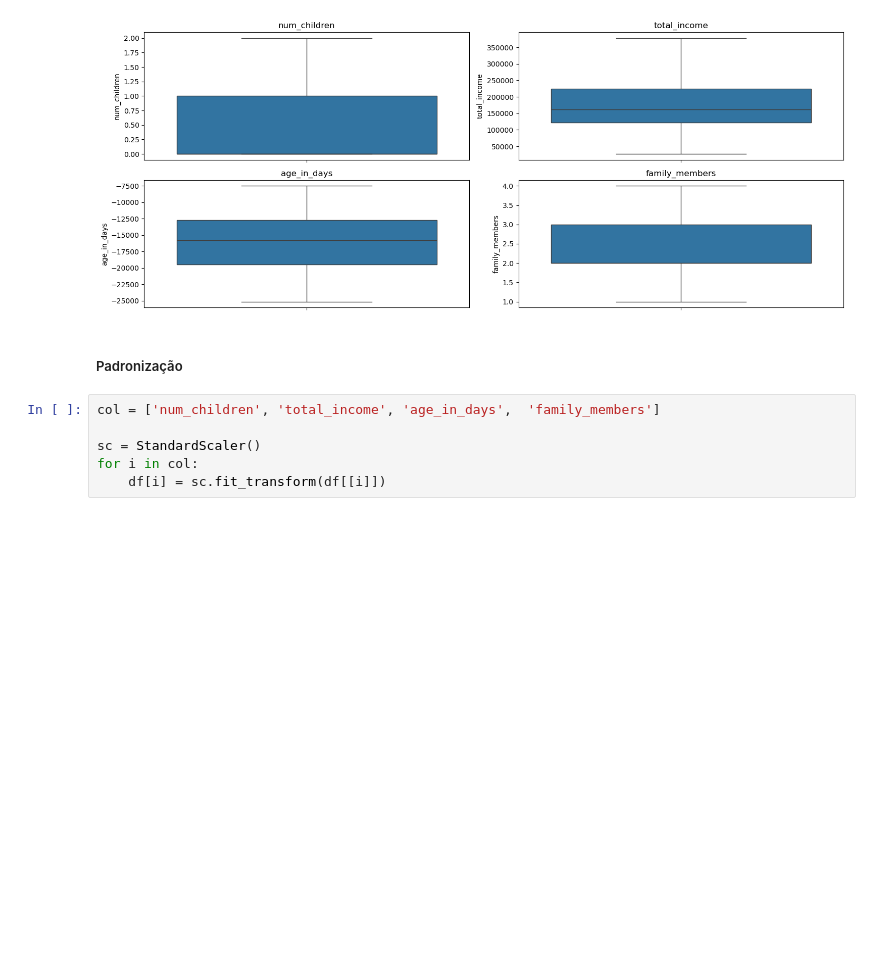
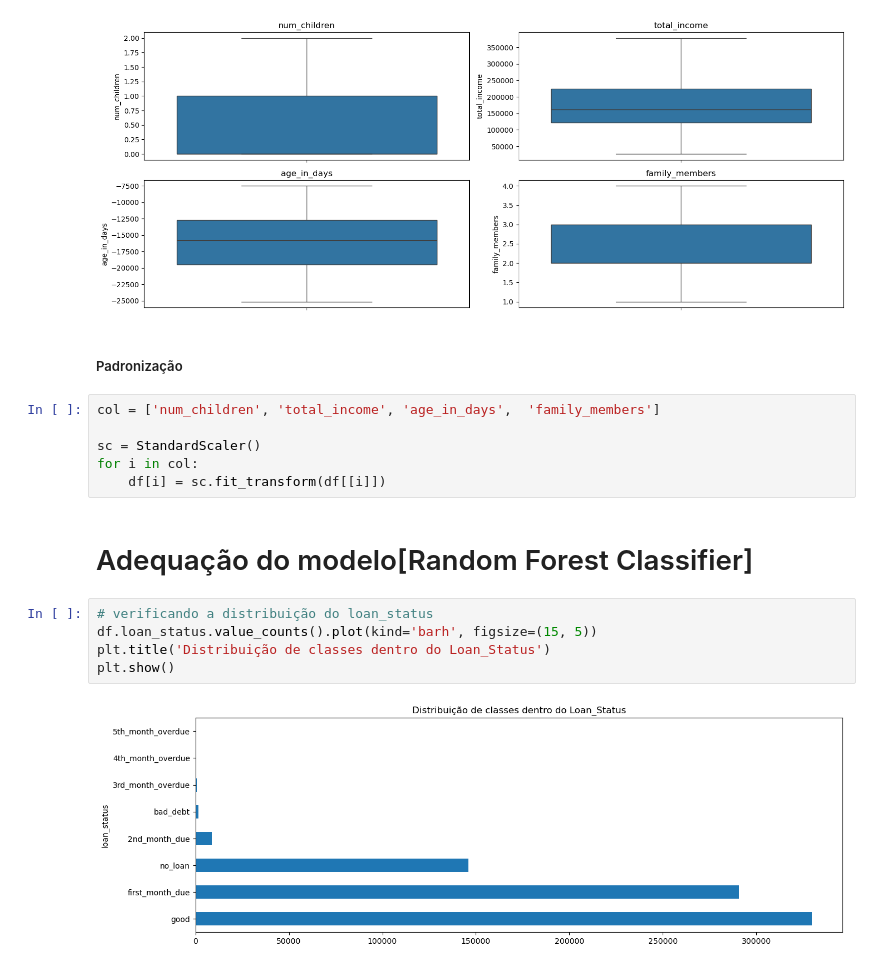
Before and after one commit to RodrigoD4v/credit-crad-risk-analysis, a Jupyter notebook: notebooks/credit_card_approval.ipynb, the cells around one changed output. Saved outputs shown, nothing was run; the diff lists cells and outputs as text; blank space fills up the shorter version.

Commit message:
Realizando adequação do modelo e label encoder

```diff
--- a/notebooks/credit_card_approval.ipynb
+++ b/notebooks/credit_card_approval.ipynb
@@ -953,3 +953,12 @@ col = ['num_children', 'total_income', 'age_in_days',  'family_members']
 sc = StandardScaler()
 for i in col:
     df[i] = sc.fit_transform(df[[i]])
+# %% [markdown]
+# Adequação do modelo[Random Forest Classifier]
+# %%
+# verificando a distribuição do loan_status
+df.loan_status.value_counts().plot(kind='barh', figsize=(15, 5))
+plt.title('Distribuição de classes dentro do Loan_Status')
+plt.show()
+# %% [output]
+[figure, added]
```
Also changed, not shown: parts of 5 cells of this notebook.
